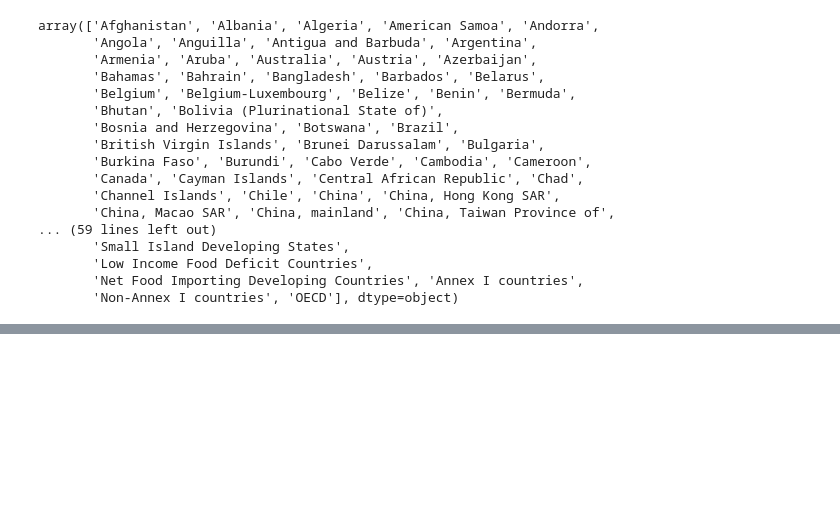
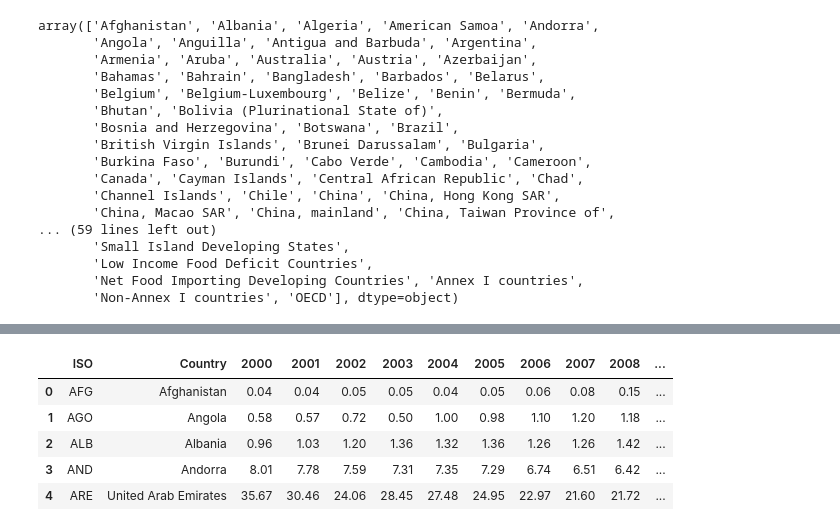
Before and after one commit to AdriPerse/climate-change, a Jupyter notebook: notebooks/Raquel.ipynb, the cells around one changed output, grey strips where cells are left out. Drawn from its saved outputs; the diff is of its cells as text; code cells hidden in the pictures; blank space fills up the shorter version.

```diff
--- a/notebooks/Raquel.ipynb
+++ b/notebooks/Raquel.ipynb
@@ -303,0 +306,6 @@ df.to_csv('../data/emissions_clean.csv')
+# %%
+car = pd.read_csv('../../sdg/carbonpricing.csv', header = 1)
+co2 = pd.read_csv('../../sdg/co2fossils.csv', header = 1)
+oce = pd.read_csv('../../sdg/oceanindex.csv', header = 1)
+ter = pd.read_csv('../../sdg/terbio.csv', header = 1)
+wat = pd.read_csv('../../sdg/waterbio.csv', header = 1)
@@ -303,0 +321,9 @@ df.to_csv('../data/emissions_clean.csv')
+# %%
+co2.head()
+# %% [output]
+|  | ISO | Country | 2000 | 2001 | 2002 | 2003 | 2004 | 2005 | 2006 | 2007 | 2008 | ... |
+| 0 | AFG | Afghanistan | 0.04 | 0.04 | 0.05 | 0.05 | 0.04 | 0.05 | 0.06 | 0.08 | 0.15 | ... |
+| 1 | AGO | Angola | 0.58 | 0.57 | 0.72 | 0.50 | 1.00 | 0.98 | 1.10 | 1.20 | 1.18 | ... |
+| 2 | ALB | Albania | 0.96 | 1.03 | 1.20 | 1.36 | 1.32 | 1.36 | 1.26 | 1.26 | 1.42 | ... |
+| 3 | AND | Andorra | 8.01 | 7.78 | 7.59 | 7.31 | 7.35 | 7.29 | 6.74 | 6.51 | 6.42 | ... |
+| 4 | ARE | United Arab Emirates | 35.67 | 30.46 | 24.06 | 28.45 | 27.48 | 24.95 | 22.97 | 21.60 | 21.72 | ... |
```
Also changed, not shown: parts of 6 cells of this notebook.
